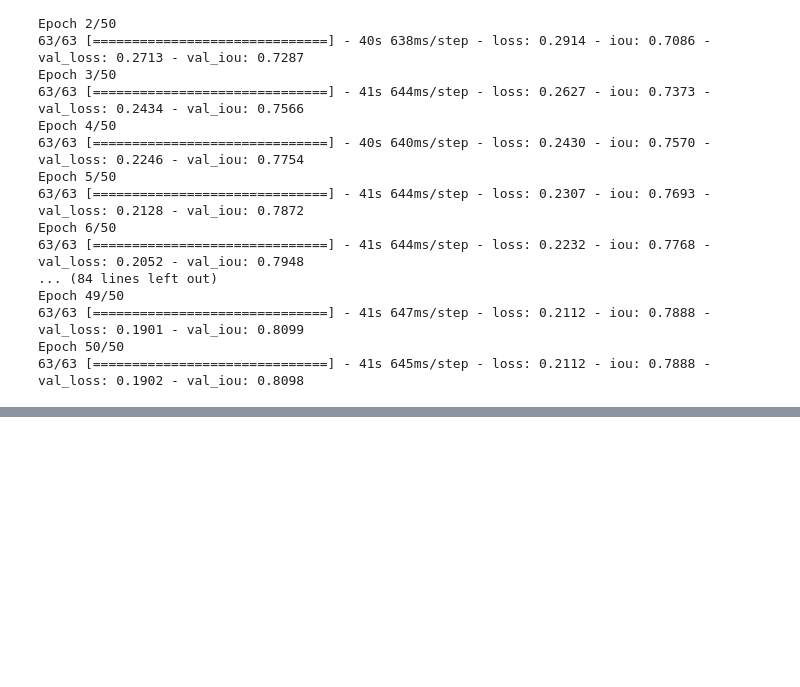
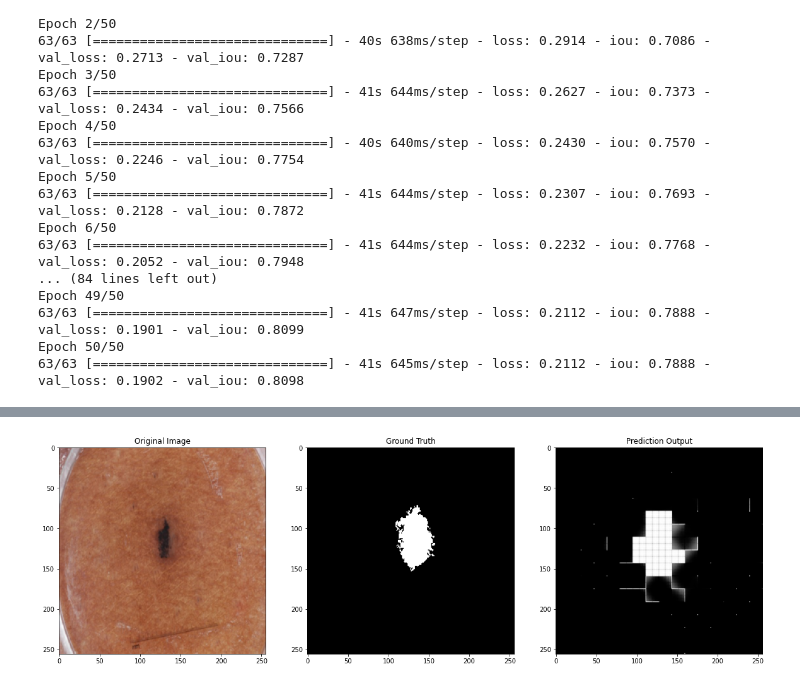
Before and after one commit to shehabKhamis/skinLesionSegmentation, a Jupyter notebook: lesionSegmentation.ipynb, the cells around one changed output, grey strips where cells are left out. Drawn from its saved outputs; the diff is of its cells as text; code cells hidden in the pictures; blank space fills up the shorter version.

```diff
--- a/lesionSegmentation.ipynb
+++ b/lesionSegmentation.ipynb
@@ -385,0 +436,25 @@ model, hist = fcn_net(epochs_num= 5 ,learningRate = 0.003)
+# %%
+from keras.engine import training
+
+
+input_image=tf. keras.layers.Input((256,256,3) , name='image')
+x = baseModel(input_image , training=False)
+imageModel_output = tf.keras.layers.GlobalAveragePooling2D()(x)
+
+D1 = tf.keras.layers.Dense(256, activation='relu')(imageModel_output)
+
+reshape = tf.keras.layers.Reshape((16,16,1) , input_shape=(256,))(D1)
+
+deconv = tf.keras.layers.Conv2DTranspose(16 , (3,3) , strides=(2,2) , activation='relu' , padding="same")(reshape)
+deconv = tf.keras.layers.Conv2DTranspose(32 , (3,3) , strides=(2,2) , activation='relu' , padding="same")(deconv)
+deconv = tf.keras.layers.Conv2DTranspose(64 , (3,3) , strides=(2,2) , activation='relu' , padding="same")(deconv)
+deconv = tf.keras.layers.Conv2DTranspose(2 , (3,3) , strides=(2,2) , activation='relu' , padding="same")(deconv)
+
+output =  tf.keras.layers.Conv2D(1 , (1,1) , activation='sigmoid')(deconv)
+pred = Reshape( yTrain[1].shape)(output)
+pretrainedFCN = Model(inputs=input_image, outputs=pred)
+
+pretrainedFCN.compile(optimizer= Adam(learning_rate = 0.003), loss= [jaccard_distance], metrics=[iou])
+
+
+hist = pretrainedFCN.fit(xTrain, yTrain, epochs= 50, validation_data= (xValid, yValid), verbose=1)
@@ -385,0 +489,21 @@ model, hist = fcn_net(epochs_num= 5 ,learningRate = 0.003)
+# %%
+sampleImg=xTest[5].copy()
+sampleImg=sampleImg.astype('uint8')
+ysampleImg=yTest[5].copy()
+ysampleImg=ysampleImg.astype('uint8')
+img_pred2 = pretrainedFCN.predict(xTest[5].reshape(1,256,256,3))
+plt.figure(figsize=(20,16))
+plt.subplot(1,3,1)
+plt.imshow(sampleImg)
+plt.title('Original Image')
+plt.subplot(1,3,2)
+plt.imshow(ysampleImg, plt.cm.binary_r)
+plt.title('Ground Truth')
+plt.subplot(1,3,3)
+
+
+plt.imshow(img_pred2.reshape(256, 256), plt.cm.binary_r)
+plt.title('Prediction Output')
+plt.show()
+# %% [output]
+[figure, added]
```
Also changed, not shown: parts of 23 cells of this notebook.
